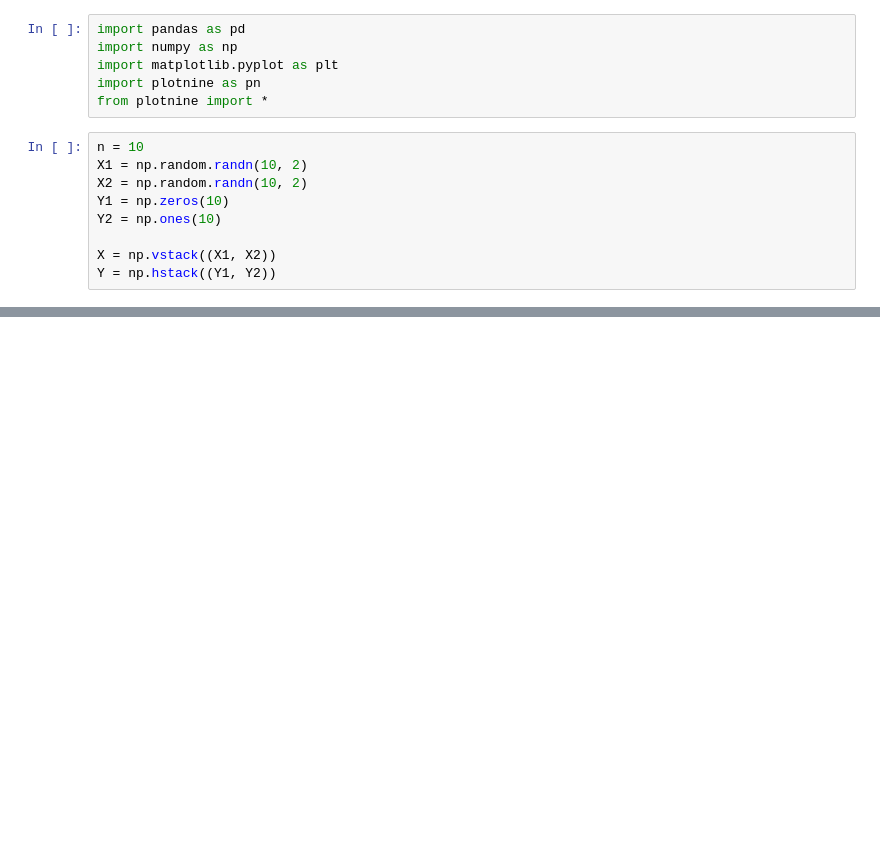
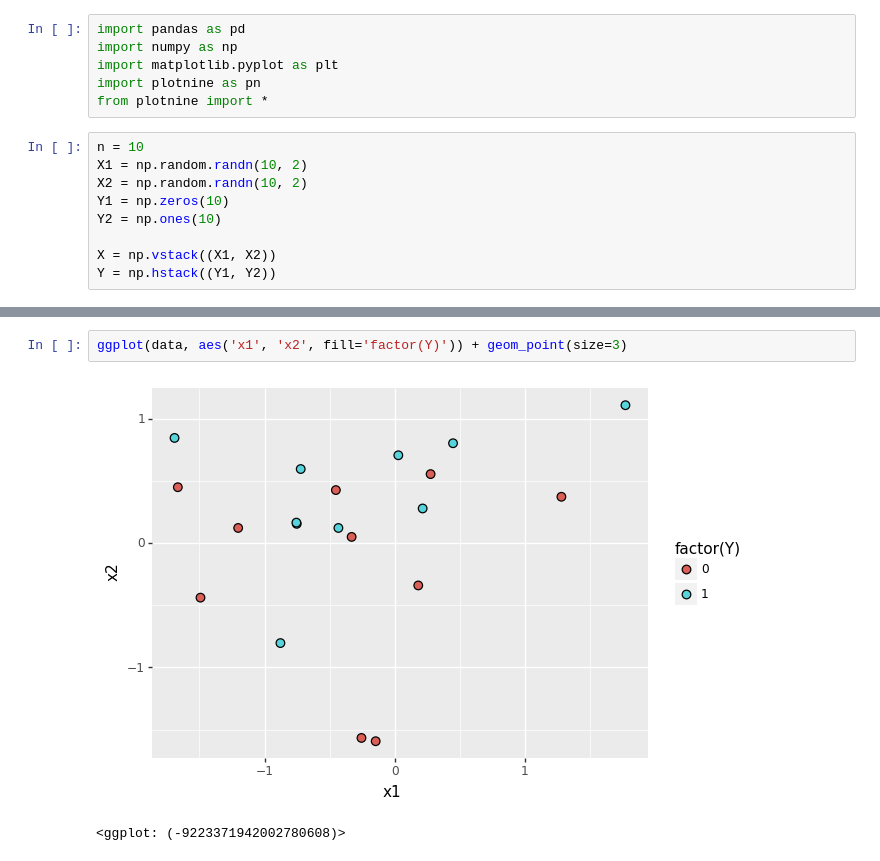
Before and after one commit to bpodq/AI, a Jupyter notebook: some_test/demo_ggplot.ipynb, the cells around one changed output, grey strips where cells are left out. Cells and saved outputs as stored; diff of their text form; blank space fills up the shorter version.

```diff
--- a/some_test/demo_ggplot.ipynb
+++ b/some_test/demo_ggplot.ipynb
@@ -68,0 +69,5 @@ ggplot(data, aes('x1', 'x2', fill='Y', color='Y')) + geom_point(size=3)
+# %%
+ggplot(data, aes('x1', 'x2', fill='factor(Y)')) + geom_point(size=3)
+# %% [output]
+[figure, added]
+<ggplot: (-9223371942002780608)>
```
Also changed, not shown: parts of 10 cells of this notebook.
